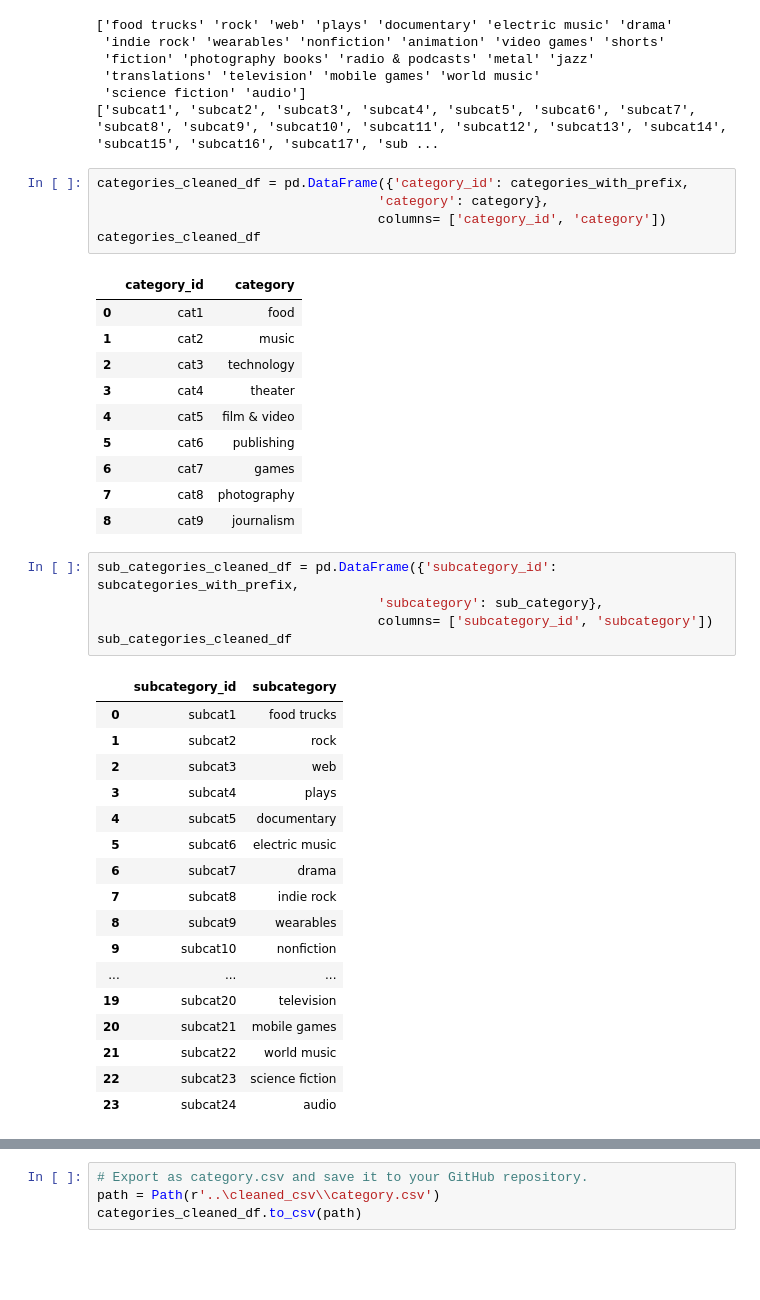
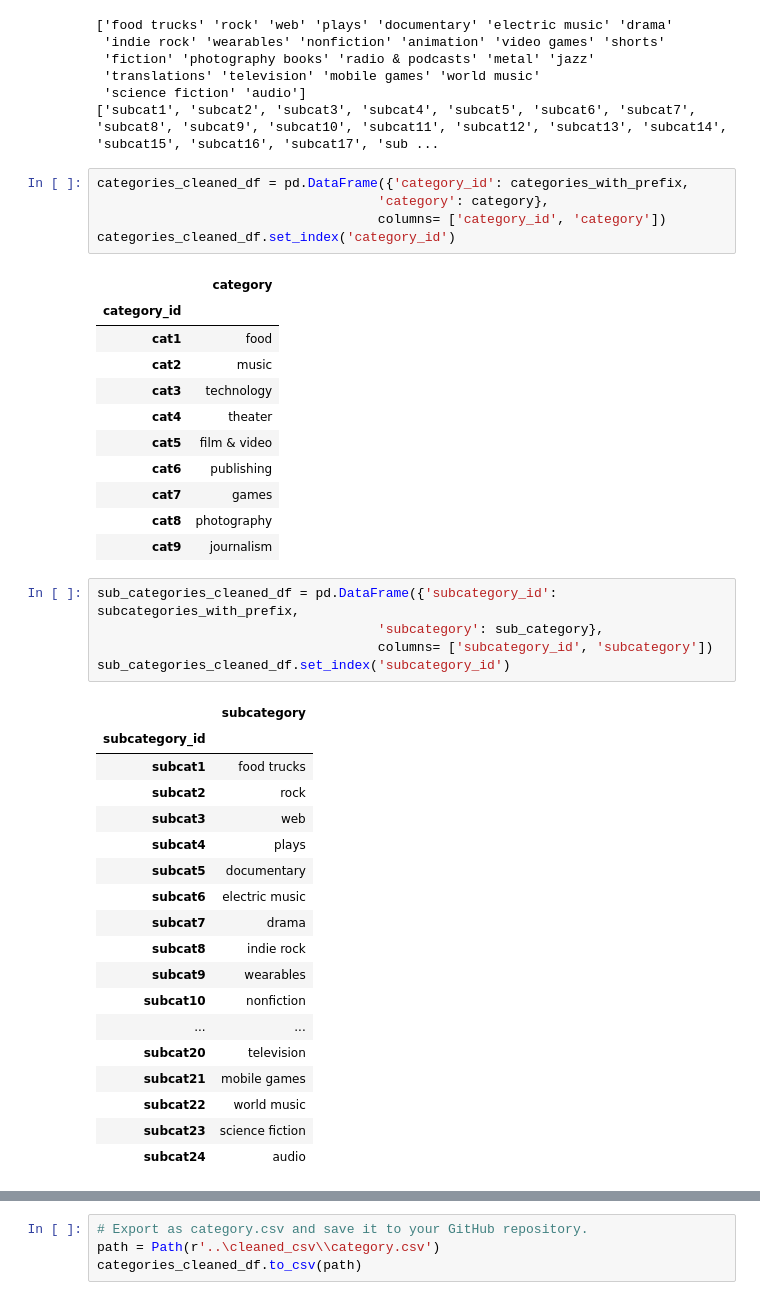
Before and after one commit to brown016340/Crowdfunding_ETL, a Jupyter notebook: ETL_Mini_Project_BBrown_DNold.ipynb, the cells around one changed output, grey strips where cells are left out. Cells and saved outputs as stored; diff of their text form; blank space fills up the shorter version.

```diff
--- a/ETL_Mini_Project_BBrown_DNold.ipynb
+++ b/ETL_Mini_Project_BBrown_DNold.ipynb
@@ -113,38 +113,40 @@ print(subcategories_with_prefix)
 categories_cleaned_df = pd.DataFrame({'category_id': categories_with_prefix,
                                     'category': category},
                                     columns= ['category_id', 'category'])
-categories_cleaned_df
+categories_cleaned_df.set_index('category_id')
 # %% [output]
-|  | category_id | category |
-| 0 | cat1 | food |
-| 1 | cat2 | music |
-| 2 | cat3 | technology |
-| 3 | cat4 | theater |
-| 4 | cat5 | film & video |
-| 5 | cat6 | publishing |
-| 6 | cat7 | games |
-| 7 | cat8 | photography |
-| 8 | cat9 | journalism |
+|  | category |
+| category_id |  |
+| cat1 | food |
+| cat2 | music |
+| cat3 | technology |
+| cat4 | theater |
+| cat5 | film & video |
+| cat6 | publishing |
+| cat7 | games |
+| cat8 | photography |
+| cat9 | journalism |
 # %%
 sub_categories_cleaned_df = pd.DataFrame({'subcategory_id': subcategories_with_prefix,
                                     'subcategory': sub_category},
                                     columns= ['subcategory_id', 'subcategory'])
-sub_categories_cleaned_df
+sub_categories_cleaned_df.set_index('subcategory_id')
 # %% [output]
-|  | subcategory_id | subcategory |
-| 0 | subcat1 | food trucks |
-| 1 | subcat2 | rock |
-| 2 | subcat3 | web |
-| 3 | subcat4 | plays |
-| 4 | subcat5 | documentary |
-| 5 | subcat6 | electric music |
-| 6 | subcat7 | drama |
-| 7 | subcat8 | indie rock |
-| 8 | subcat9 | wearables |
-| 9 | subcat10 | nonfiction |
-| ... | ... | ... |
-| 19 | subcat20 | television |
-| 20 | subcat21 | mobile games |
-| 21 | subcat22 | world music |
-| 22 | subcat23 | science fiction |
-| 23 | subcat24 | audio |
+|  | subcategory |
+| subcategory_id |  |
+| subcat1 | food trucks |
+| subcat2 | rock |
+| subcat3 | web |
+| subcat4 | plays |
+| subcat5 | documentary |
+| subcat6 | electric music |
+| subcat7 | drama |
+| subcat8 | indie rock |
+| subcat9 | wearables |
+| subcat10 | nonfiction |
+| ... | ... |
+| subcat20 | television |
+| subcat21 | mobile games |
+| subcat22 | world music |
+| subcat23 | science fiction |
+| subcat24 | audio |
```
Also changed, not shown: parts of 7 cells of this notebook.
